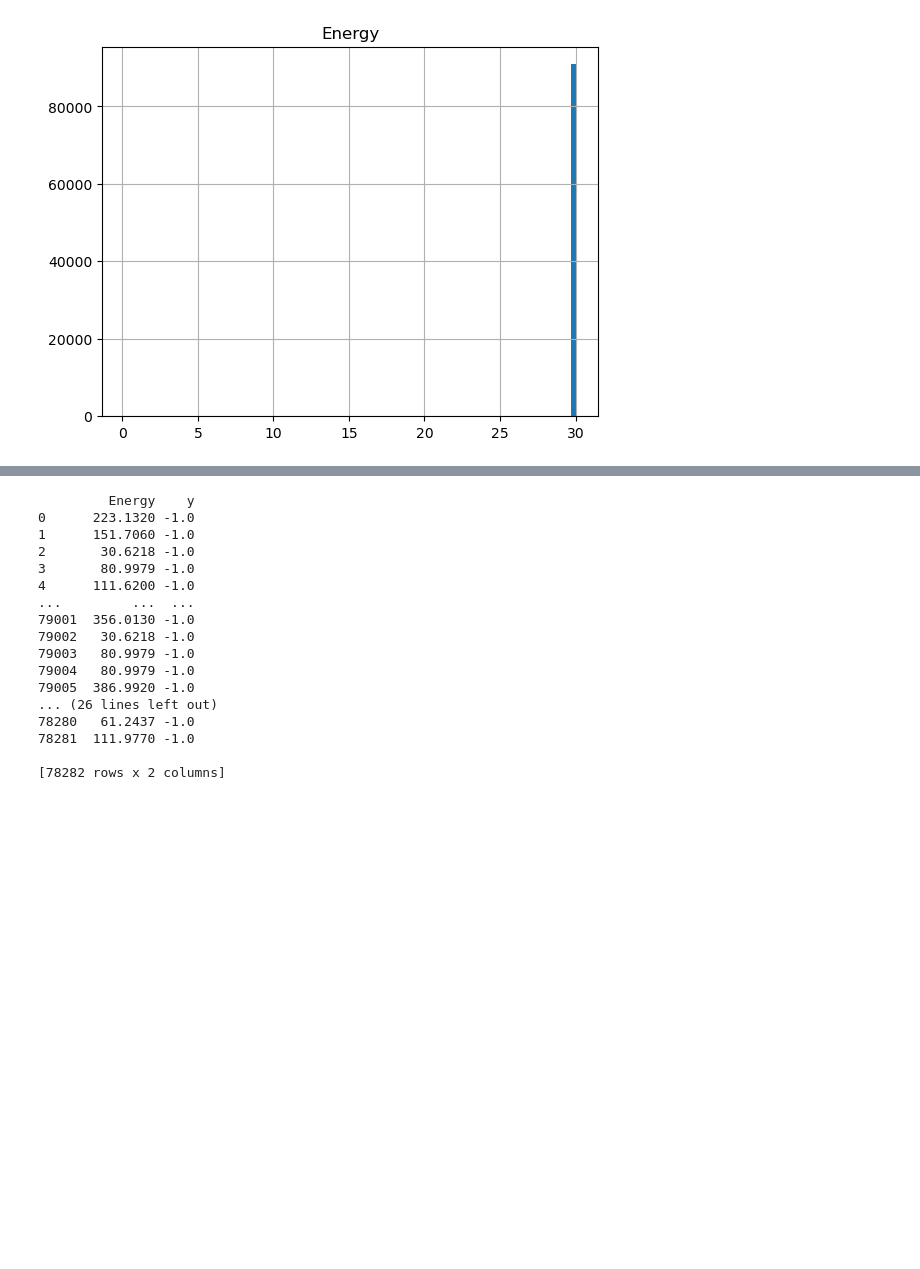
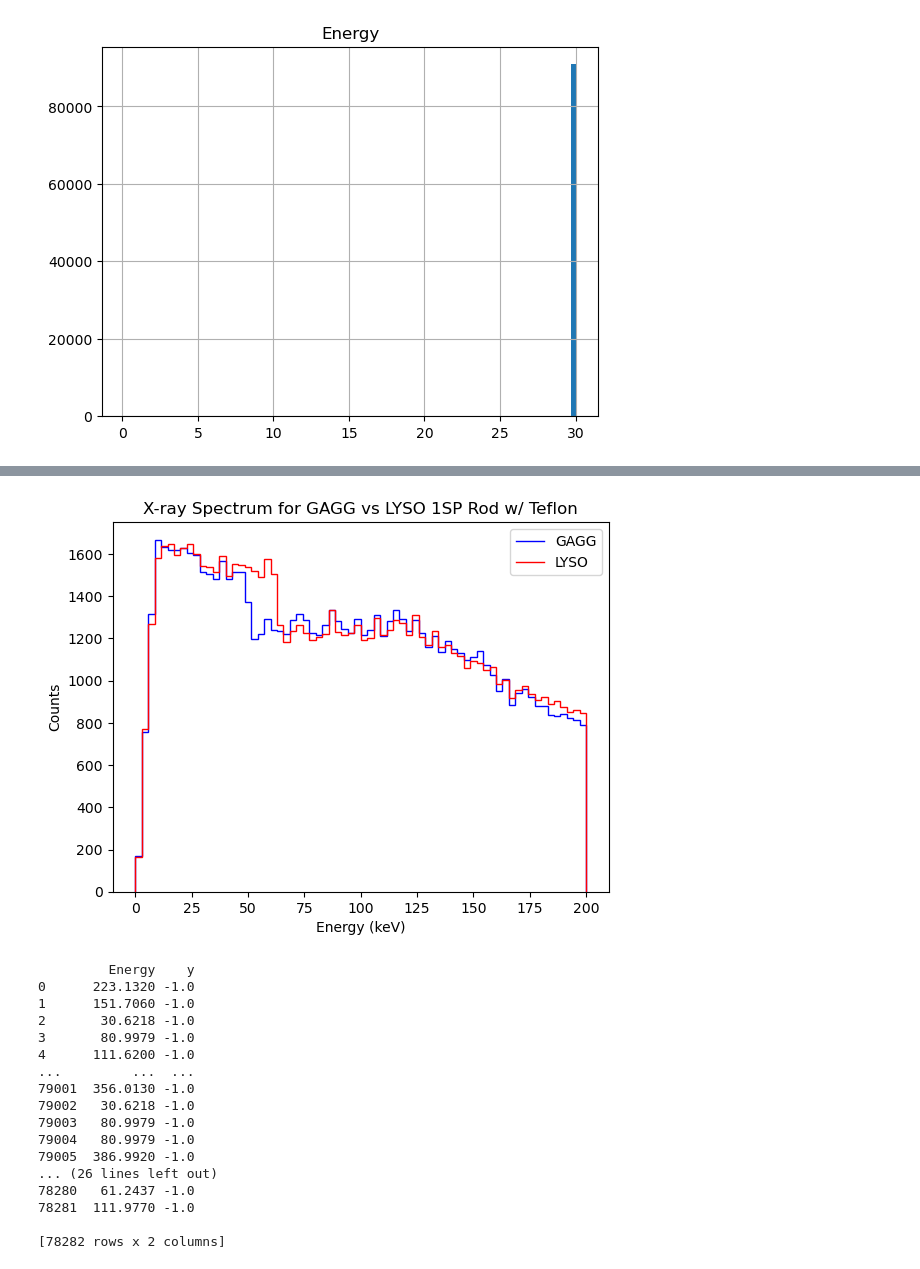
Before and after one commit to ChrisG0407/impish-project, a Jupyter notebook: xray-spectrum.ipynb, the cells around one changed output, grey strips where cells are left out. Drawn from its saved outputs; the diff is of its cells as text; code cells hidden in the pictures; blank space fills up the shorter version.

```diff
--- a/xray-spectrum.ipynb
+++ b/xray-spectrum.ipynb
@@ -182,0 +220,15 @@ plt.show()
+# %%
+gf = open("/home/argo/IMPISH/Data/xray_beam/gagg-1sp-teflon-run1-2024-07-08-07:01:08/cryst-out.tab", "r")
+gdata = gf.read()
+#print (data)
+
+gdata = gdata.replace(" ", ",") #Adds in a comma separater in front of the multiple 1s
+gdata = gdata.replace(",", ", ") #Adds in space for the data
+gdat = np.loadtxt(StringIO(gdata), dtype=float, delimiter=",")
+#print(dat.shape)
+#print(dat)
+
+hist_values = ["Energy", "y"]
+
+gdf = pd.DataFrame(data = gdat, columns = hist_values)
+print(gdf)
@@ -183,3 +250,22 @@ plt.show()
+# %%
+g_histogram, g_bins = np.histogram(gdf['Energy'], bins=70)
+
+plt.stairs(g_histogram, g_bins, edgecolor='blue', label='GAGG')
+
+l_histogram, _ = np.histogram(df['Energy'], bins=g_bins)
+plt.stairs(l_histogram, g_bins, edgecolor='red', label='LYSO')
+
+#plt.hist(gdf1sp1['Energy'], bins = 70, histtype = 'step', edgecolor = 'blue', label = 'Gagg')
+#plt.hist(ldf1['Energy'], bins = 70, histtype = 'step', edgecolor = 'red', label = 'Lyso')
+
+plt.xlabel('Energy (keV)')
+plt.ylabel('Counts')
+plt.legend()
+plt.title('X-ray Spectrum for GAGG vs LYSO 1SP Rod w/ Teflon')
+plt.savefig(results_dir + 'X-ray Spectrum of GAGG vs LYSO 1SP Rod with Teflon.pdf', bbox_inches = 'tight')
+plt.show()
+# %% [output]
+[figure, added]
 # %%
 lfthick05 = open("/home/argo/IMPISH/Data/LYSO_1SP/lyso-1sp-.3thick-run1-2024-07-01-08:15:41/cryst-out.tab", "r")
 ldata05 = lfthick05.read()
```
Also changed, not shown: parts of 10 cells of this notebook.
